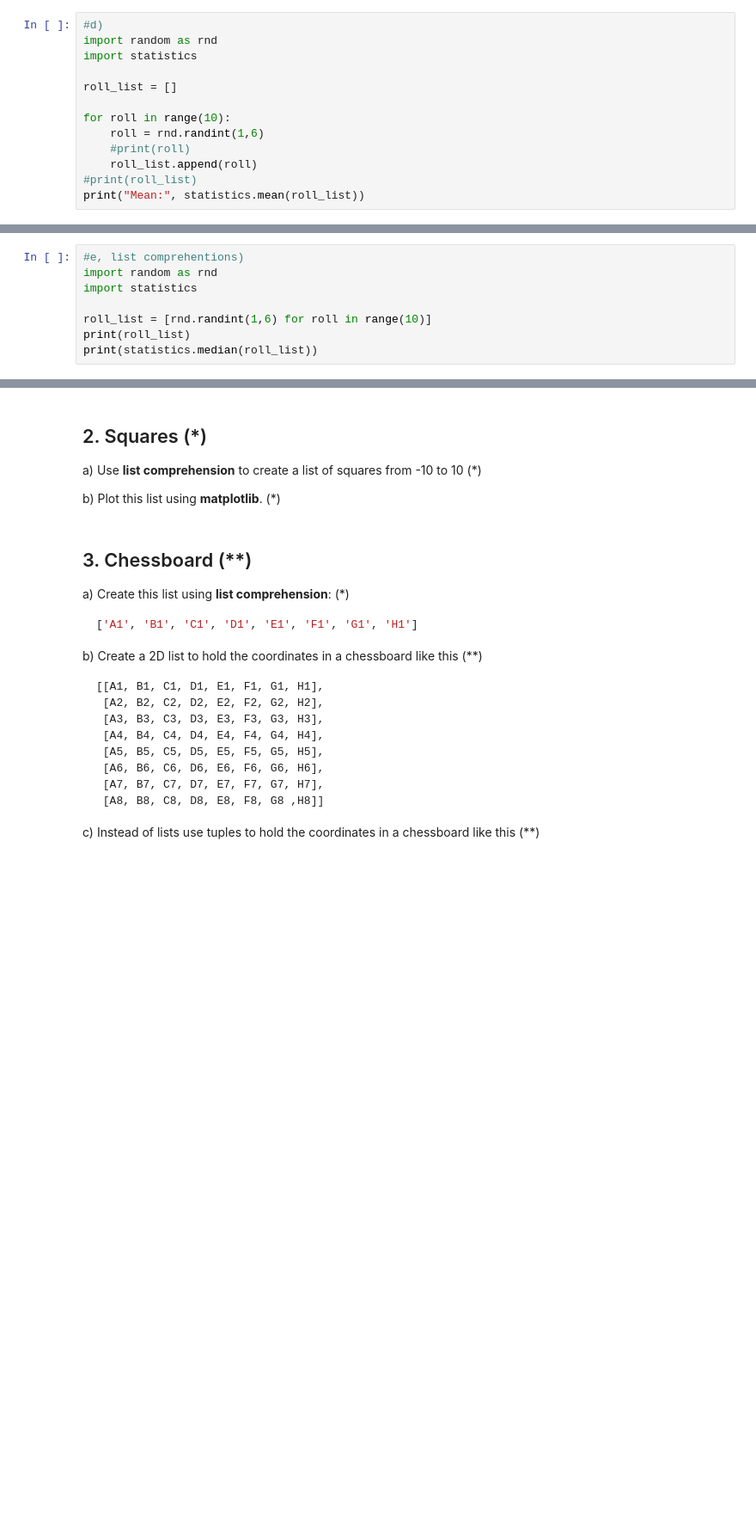
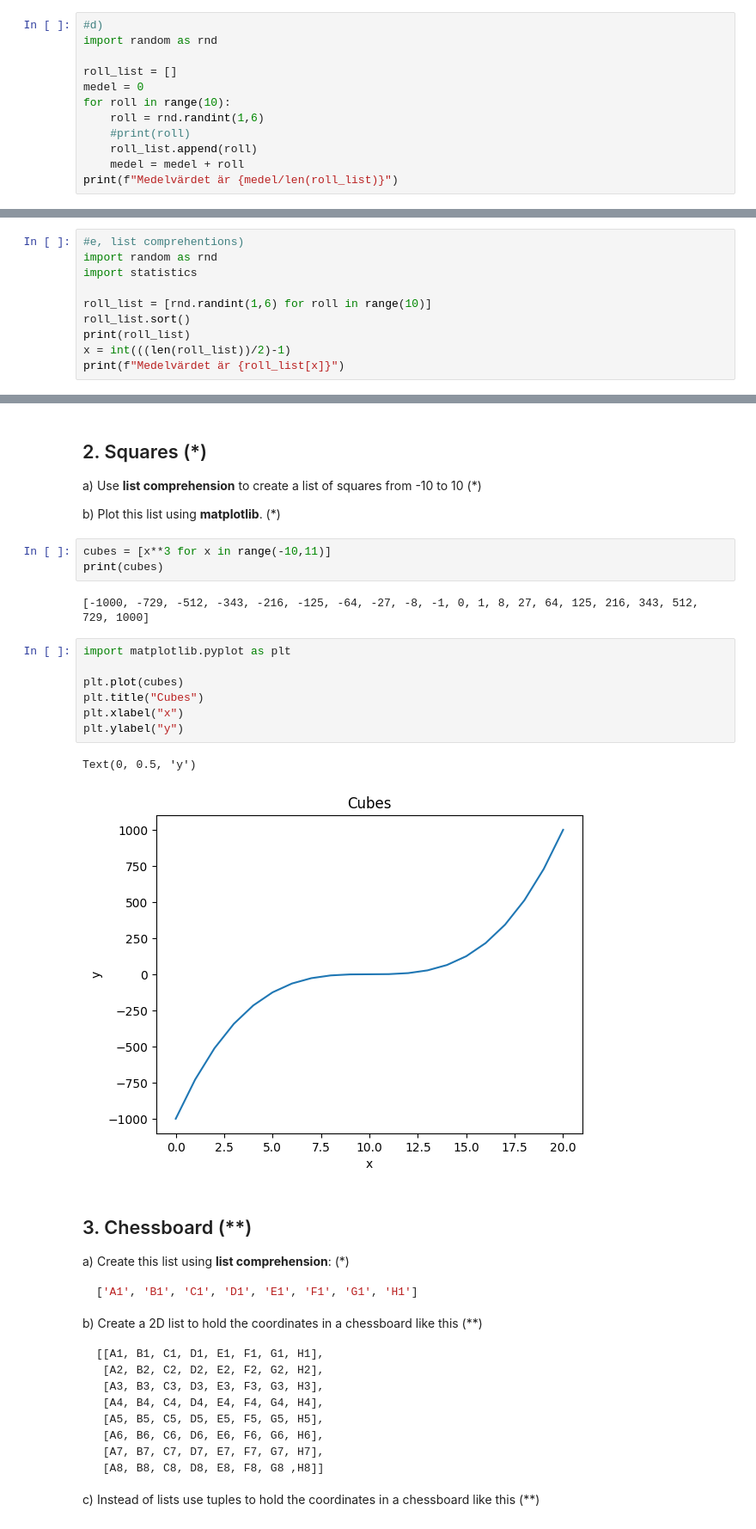
Before and after one commit to Anja-Sche/Python_Anja_Scherwall_DE25_Klass, a Jupyter notebook: excercises/excercise_03.ipynb, the cells around one changed output, grey strips where cells are left out. Shown at 86% size. Drawn from its saved outputs; the diff is of its cells as text; blank space fills up the shorter version.

```diff
--- a/excercises/excercise_03.ipynb
+++ b/excercises/excercise_03.ipynb
@@ -89,14 +88,13 @@ The minimum value in the list is 1, the maximim value in the list is 6
 # %%
 #d)
 import random as rnd
-import statistics
 
 roll_list = []
-
+medel = 0
 for roll in range(10):
     roll = rnd.randint(1,6)
     #print(roll)
     roll_list.append(roll)
-#print(roll_list)
-print("Mean:", statistics.mean(roll_list))
+    medel = medel + roll
+print(f"Medelvärdet är {medel/len(roll_list)}")
 # %% [output]
@@ -131,6 +129,8 @@ import random as rnd
 import statistics
 
 roll_list = [rnd.randint(1,6) for roll in range(10)]
+roll_list.sort()
 print(roll_list)
-print(statistics.median(roll_list))
+x = int(((len(roll_list))/2)-1)
+print(f"Medelvärdet är {roll_list[x]}")
 # %% [output]
@@ -211,6 +212,21 @@ Friday      pancakes
 a) Use **list comprehension** to create a list of squares from -10 to 10 (\*)
 
 b) Plot this list using **matplotlib**. (\*)
+# %%
+cubes = [x**3 for x in range(-10,11)]
+print(cubes)
+# %% [output]
+[-1000, -729, -512, -343, -216, -125, -64, -27, -8, -1, 0, 1, 8, 27, 64, 125, 216, 343, 512, 729, 1000]
+# %%
+import matplotlib.pyplot as plt
+
+plt.plot(cubes)
+plt.title("Cubes")
+plt.xlabel("x")
+plt.ylabel("y")
+# %% [output]
+Text(0, 0.5, 'y')
+[figure, added]
 # %% [markdown]
 ## 3. Chessboard (\*\*)
 
```
Also changed, not shown: parts of 17 cells of this notebook, 2 other files.
